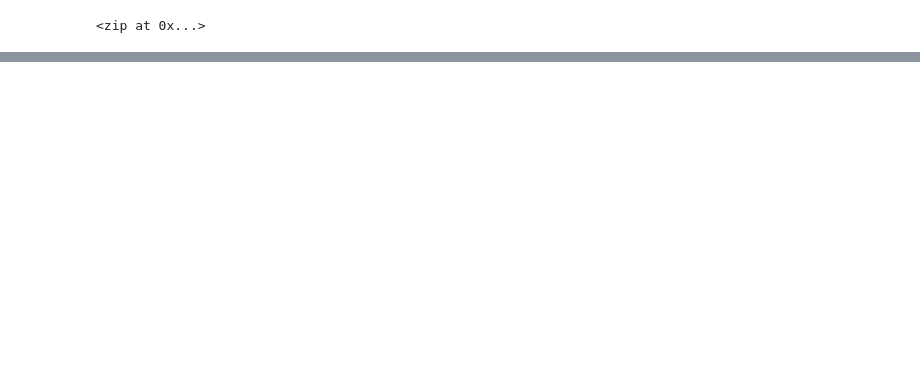
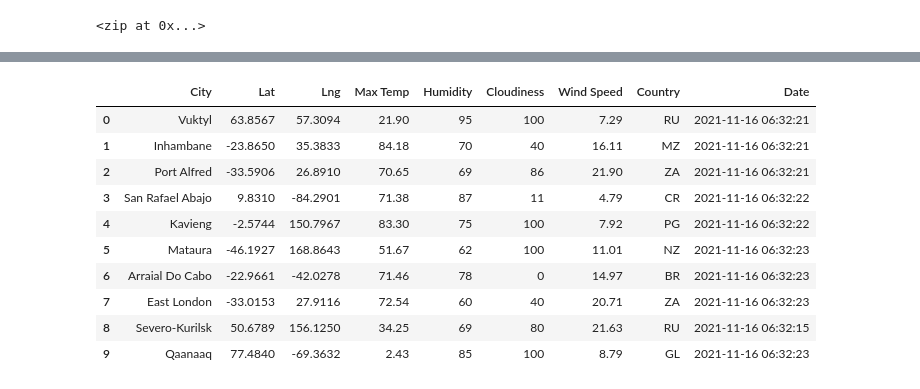
Before and after one commit to ElijahRTaylor/World_Weather_Analysis, a Jupyter notebook: WeatherPy.ipynb, the cells around one changed output, grey strips where cells are left out. Cells and saved outputs as stored; diff of their text form; code cells hidden in the pictures; blank space fills up the shorter version.

Commit message:
Used API to get weather data for cities.

```diff
--- a/WeatherPy.ipynb
+++ b/WeatherPy.ipynb
@@ -33,0 +45,4 @@ len(cities)
+# %%
+# Starting URL for Weather Map API Call.
+url = "http://api.openweathermap.org/data/2.5/weather?units=Imperial&APPID=" + weather_api_key
+print(url)
@@ -33,0 +51,10 @@ len(cities)
+# %%
+# Create an empty list to hold the weather data.
+city_data = []
+# Print the beginning of the logging.
+print("Beginning Data Retrieval     ")
+print("-----------------------------")
+
+# Create counters.
+record_count = 1
+set_count = 1
@@ -33,0 +134,16 @@ len(cities)
+# %%
+# Convert the array of dictionaries to a Pandas DataFrame.
+city_data_df = pd.DataFrame(city_data)
+city_data_df.head(10)
+# %% [output]
+|  | City | Lat | Lng | Max Temp | Humidity | Cloudiness | Wind Speed | Country | Date |
+| 0 | Vuktyl | 63.8567 | 57.3094 | 21.90 | 95 | 100 | 7.29 | RU | 2021-11-16 06:32:21 |
+| 1 | Inhambane | -23.8650 | 35.3833 | 84.18 | 70 | 40 | 16.11 | MZ | 2021-11-16 06:32:21 |
+| 2 | Port Alfred | -33.5906 | 26.8910 | 70.65 | 69 | 86 | 21.90 | ZA | 2021-11-16 06:32:21 |
+| 3 | San Rafael Abajo | 9.8310 | -84.2901 | 71.38 | 87 | 11 | 4.79 | CR | 2021-11-16 06:32:22 |
+| 4 | Kavieng | -2.5744 | 150.7967 | 83.30 | 75 | 100 | 7.92 | PG | 2021-11-16 06:32:22 |
+| 5 | Mataura | -46.1927 | 168.8643 | 51.67 | 62 | 100 | 11.01 | NZ | 2021-11-16 06:32:23 |
+| 6 | Arraial Do Cabo | -22.9661 | -42.0278 | 71.46 | 78 | 0 | 14.97 | BR | 2021-11-16 06:32:23 |
+| 7 | East London | -33.0153 | 27.9116 | 72.54 | 60 | 40 | 20.71 | ZA | 2021-11-16 06:32:23 |
+| 8 | Severo-Kurilsk | 50.6789 | 156.1250 | 34.25 | 69 | 80 | 21.63 | RU | 2021-11-16 06:32:15 |
+| 9 | Qaanaaq | 77.4840 | -69.3632 | 2.43 | 85 | 100 | 8.79 | GL | 2021-11-16 06:32:23 |
```
Also changed, not shown: parts of 14 cells of this notebook, 2 other files.
